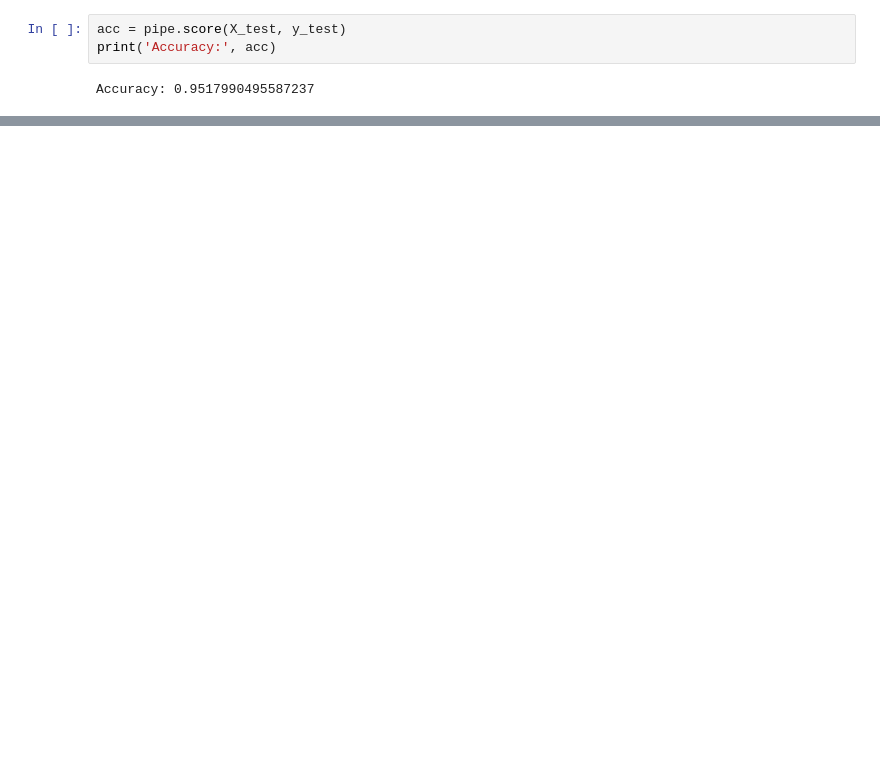
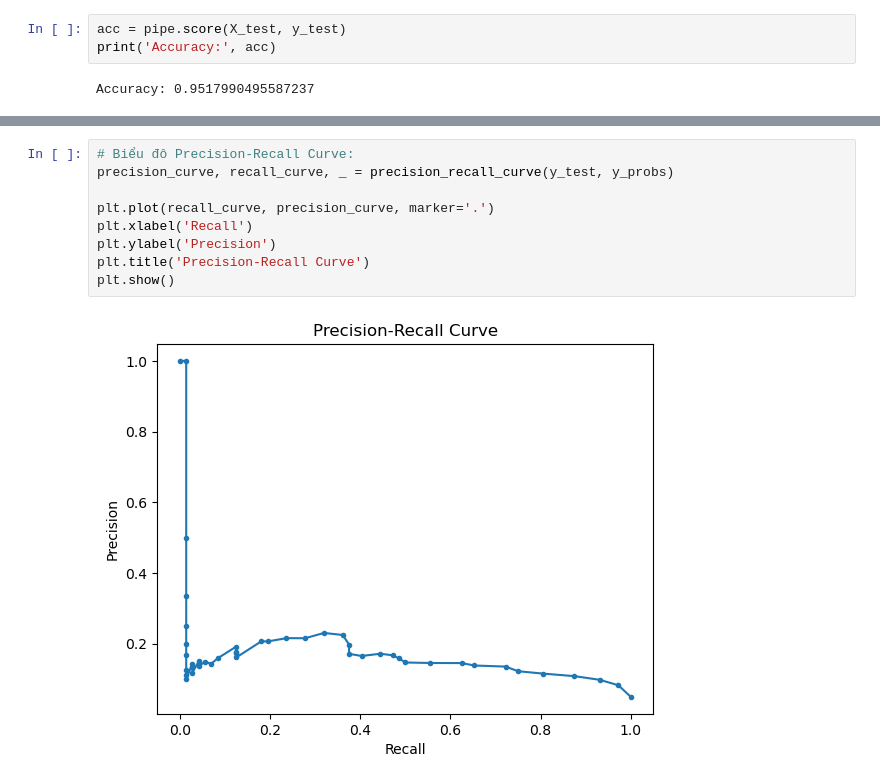
Before and after one commit to nhuttruong912/IoT_RandomForest_with_pipeline, a Jupyter notebook: Random Forest with pipelines.ipynb, the cells around one changed output, grey strips where cells are left out. Drawn from its saved outputs; the diff is of its cells as text; blank space fills up the shorter version.

```diff
--- a/Random Forest with pipelines.ipynb
+++ b/Random Forest with pipelines.ipynb
@@ -127,0 +161,11 @@ weighted avg       0.95      0.95      0.93      1473
+# %%
+# Biểu đô Precision-Recall Curve:
+precision_curve, recall_curve, _ = precision_recall_curve(y_test, y_probs)
+
+plt.plot(recall_curve, precision_curve, marker='.')
+plt.xlabel('Recall')
+plt.ylabel('Precision')
+plt.title('Precision-Recall Curve')
+plt.show()
+# %% [output]
+[figure, added]
```
Also changed, not shown: parts of 8 cells of this notebook.
